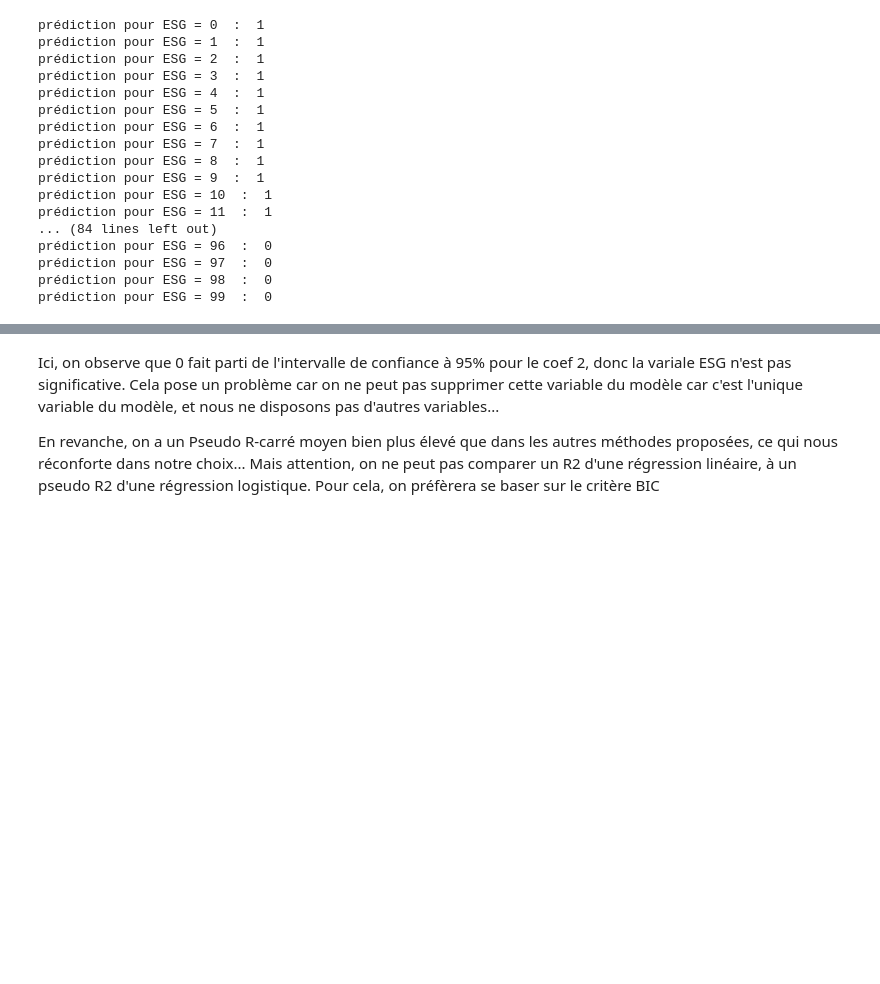
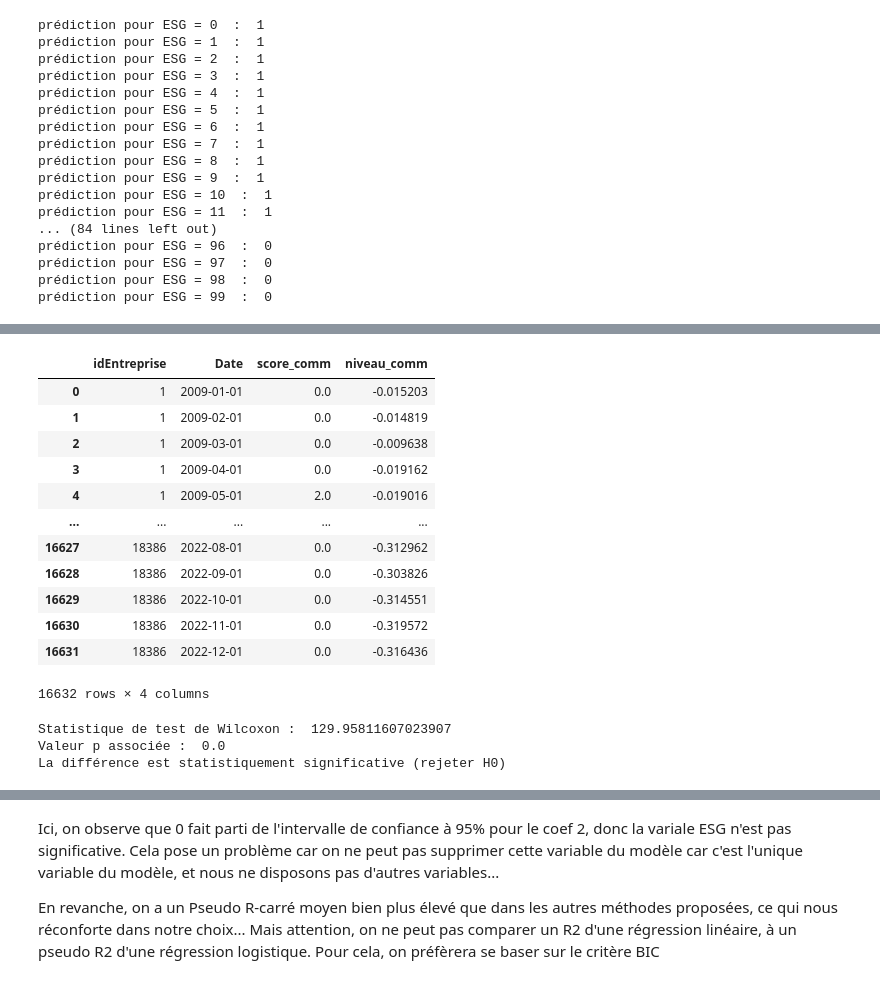
Before and after one commit to tgarnier067/Stat_app, a Jupyter notebook: Clustering.ipynb, the cells around one changed output, grey strips where cells are left out. Saved outputs shown, nothing was run; the diff lists cells and outputs as text; code cells hidden in the pictures; blank space fills up the shorter version.

Commit message:
Test de rang de Wilcoxon

```diff
--- a/Clustering.ipynb
+++ b/Clustering.ipynb
@@ -1472,0 +1054,10 @@ BIC du modèle : 8204.928461117343
+# %%
+# Score de communication
+
+scored_df_sorted
+
+scored_df_sorted.rename(columns={'Score': 'score_comm'}, inplace=True)
+
+scored_df_sorted = scored_df_sorted[['idEntreprise','Date','score_comm']]
+
+scored_df_sorted
@@ -1472,0 +1078,13 @@ BIC du modèle : 8204.928461117343
+# %%
+# Niveau de communication
+
+niveau_df = pd.read_pickle('data_pannels.pkl')
+
+# Convertir la colonne 'Date' en type datetime
+niveau_df['Date'] = pd.to_datetime(niveau_df['Date'])
+
+niveau_df.rename(columns={'score_comm': 'niveau_comm'}, inplace=True)
+
+niveau_df = niveau_df[['idEntreprise','Date','niveau_comm']]
+
+niveau_df
@@ -1473,3 +1105,46 @@ BIC du modèle : 8204.928461117343
+# %%
+df = pd.merge(scored_df_sorted, niveau_df)
+df
+# %% [output]
+|  | idEntreprise | Date | score_comm | niveau_comm |
+| 0 | 1 | 2009-01-01 | 0.0 | -0.015203 |
+| 1 | 1 | 2009-02-01 | 0.0 | -0.014819 |
+| 2 | 1 | 2009-03-01 | 0.0 | -0.009638 |
+| 3 | 1 | 2009-04-01 | 0.0 | -0.019162 |
+| 4 | 1 | 2009-05-01 | 2.0 | -0.019016 |
+| ... | ... | ... | ... | ... |
+| 16627 | 18386 | 2022-08-01 | 0.0 | -0.312962 |
+| 16628 | 18386 | 2022-09-01 | 0.0 | -0.303826 |
+| 16629 | 18386 | 2022-10-01 | 0.0 | -0.314551 |
+| 16630 | 18386 | 2022-11-01 | 0.0 | -0.319572 |
+| 16631 | 18386 | 2022-12-01 | 0.0 | -0.316436 |
+16632 rows × 4 columns
+# %%
+from scipy.stats import ranksums
+
+# Données pour la variable qualitative (groupe 1)
+qualitative_data = df['score_comm']
+
+# Données pour la variable quantitative (groupe 2)
+quantitative_data = df['niveau_comm']
+
+# Appliquer le test de rang de Wilcoxon
+statistic, p_value = ranksums(qualitative_data, quantitative_data)
+
+# Afficher les résultats
+print("Statistique de test de Wilcoxon : ", statistic)
+print("Valeur p associée : ", p_value)
+
+# Interpréter les résultats
+alpha = 0.05
+if p_value < alpha:
+    print("La différence est statistiquement significative (rejeter H0)")
+else:
+    print("Il n'y a pas de différence statistiquement significative (ne pas rejeter H0)")
+# %% [output]
+Statistique de test de Wilcoxon :  129.95811607023907
+Valeur p associée :  0.0
+La différence est statistiquement significative (rejeter H0)
 # %%
 def aggregate_models(results):
     # Initialisation des listes pour stocker les coefficients, la déviance, le BIC et les performances
```
Also changed, not shown: parts of 43 cells of this notebook.
